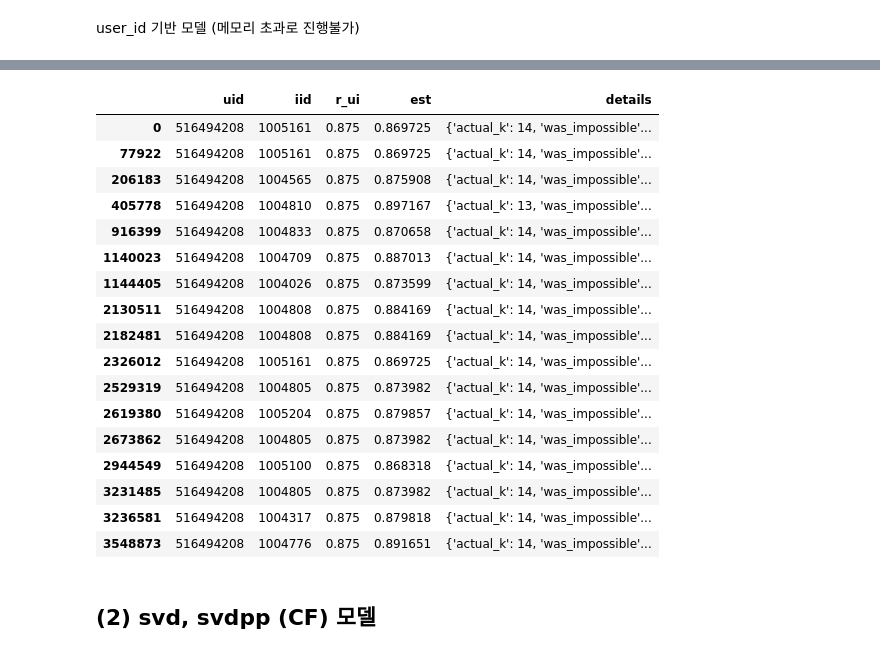
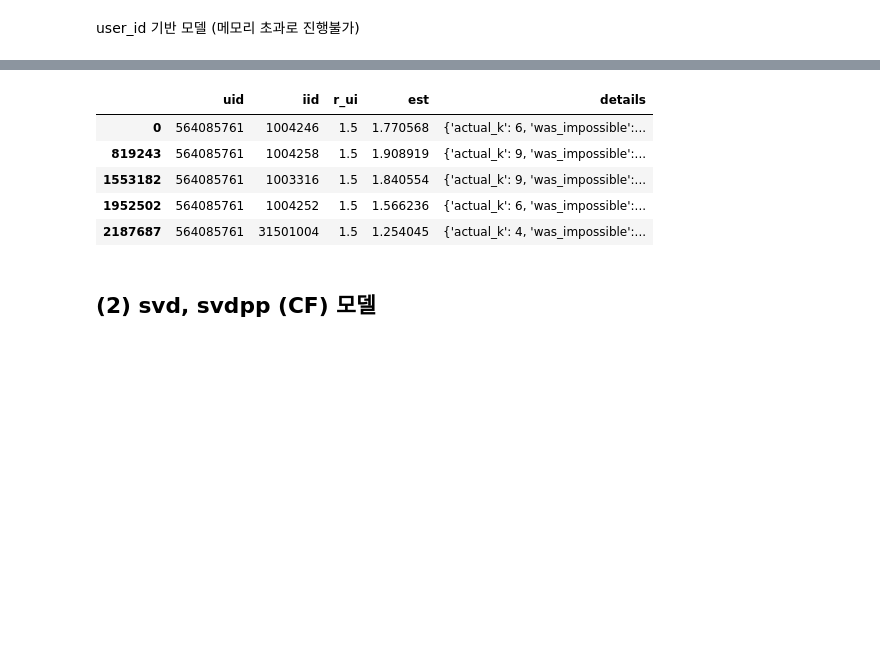
Before and after one commit to benidjor/ecommerce-behavior-data-analysis, a Jupyter notebook: esj_data/cp2_model.ipynb, the cells around one changed output, grey strips where cells are left out. Cells and saved outputs as stored; diff of their text form; code cells hidden in the pictures; blank space fills up the shorter version.

Commit message:
docs(ce-3) : 모델링 현재까지 진행내용 첨부
- 모델링을 통한 추천시스템구현은 아직 미구현상태
- 모델별 RMSE, MAE 평가점수 비교까지 진행한 상황

```diff
--- a/esj_data/cp2_model.ipynb
+++ b/esj_data/cp2_model.ipynb
@@ -291,2 +186,0 @@ memory usage: 876.5+ MB
-# %%
-df_r_m = df.copy()
@@ -326,0 +254,14 @@ Name: value, Length: 17366, dtype: int64
+# %%
+# define a cross-validation iterator
+kf = KFold(n_splits=3)
+
+algo = SVD()
+
+for trainset, testset in kf.split(data):
+
+    # train and test algorithm.
+    algo.fit(trainset)
+    predictions = algo.test(testset)
+
+    # Compute and print Root Mean Squared Error
+    accuracy.rmse(predictions, verbose=True)
@@ -348,19 +322,22 @@ from surprise.model_selection import train_test_split
 # %% [markdown]
 train, test set
 # %%
-# train, test set split
+# surprise 모듈의 훈련,테스트 모듈 나누는것과 비슷한 방법으로 데이터 분리 진행
 
-## data randomly shuffling.
-df_r_m = df_r_m.sample(frac=1)
-df_r_m
+# train, test split
 
-len(df_r_m)
-cutoff = int(.5 * len(df_r_m))
+# 데이터 랜덤하게 섞기
+df_r_m = df.sample(frac=1)
+
+# 7:3 비율로 나누기
+cutoff = int(.7 * len(df_r_m))
 train_r = df_r_m[:cutoff]
 test_r = df_r_m[cutoff:]
+
 
 train_r = train_r[['user_id', 'product_id', 'rating', 'category_code', 'brand']]
 test_r = test_r[['user_id', 'product_id', 'rating', 'category_code', 'brand']]
 print("train_size:", len(train_r), "test_size:", len(test_r))
+
 train_r.head()
 # %% [output]
@@ -374,6 +351,6 @@ train_size: 3829435 test_size: 3829436
 # %%
 def convert_traintest_dataframe_forsurprise(training_dataframe, testing_dataframe):
-    reader = Reader(rating_scale=(0, 5))
+    reader = Reader(rating_scale=(1, 5))
     trainset = Dataset.load_from_df(training_dataframe[['user_id', 'product_id', 'rating']], reader)
     testset = Dataset.load_from_df(testing_dataframe[['user_id', 'product_id', 'rating']], reader)
 
@@ -381,3 +358,5 @@ def convert_traintest_dataframe_forsurprise(training_dataframe, testing_datafram
     testset = testset.construct_testset(testset.raw_ratings)
 
     return trainset, testset
+
+trainset, testset = convert_traintest_dataframe_forsurprise(train_r, test_r)
@@ -473,28 +450,16 @@ knnbaseline_predictions_i[:3]
 # %%
-# uid = 516494208 에 대한 유사도 높은 예측 iid, est 조회.
+# uid = 564085761 에 대한 유사도 높은 예측 iid, est 조회.
 # 참고: https://hmkim312.github.io/posts/%EC%84%9C%ED%94%84%EB%9D%BC%EC%9D%B4%EC%A6%88(Surprise)%EB%A5%BC_%EC%82%AC%EC%9A%A9%ED%95%9C_%EC%B6%94%EC%B2%9C%EC%8B%9C%EC%8A%A4%ED%85%9C(Recommendations)/
 
 pred_df = pd.DataFrame(knnbaseline_predictions_i)
-pred_df[(pred_df['uid']==516494208)]
+pred_df[(pred_df['uid']==564085761)]
 # %% [output]
 |  | uid | iid | r_ui | est | details |
-| 0 | 516494208 | 1005161 | 0.875 | 0.869725 | {'actual_k': 14, 'was_impossible'... |
-| 77922 | 516494208 | 1005161 | 0.875 | 0.869725 | {'actual_k': 14, 'was_impossible'... |
-| 206183 | 516494208 | 1004565 | 0.875 | 0.875908 | {'actual_k': 14, 'was_impossible'... |
-| 405778 | 516494208 | 1004810 | 0.875 | 0.897167 | {'actual_k': 13, 'was_impossible'... |
-| 916399 | 516494208 | 1004833 | 0.875 | 0.870658 | {'actual_k': 14, 'was_impossible'... |
-| 1140023 | 516494208 | 1004709 | 0.875 | 0.887013 | {'actual_k': 14, 'was_impossible'... |
-| 1144405 | 516494208 | 1004026 | 0.875 | 0.873599 | {'actual_k': 14, 'was_impossible'... |
-| 2130511 | 516494208 | 1004808 | 0.875 | 0.884169 | {'actual_k': 14, 'was_impossible'... |
-| 2182481 | 516494208 | 1004808 | 0.875 | 0.884169 | {'actual_k': 14, 'was_impossible'... |
-| 2326012 | 516494208 | 1005161 | 0.875 | 0.869725 | {'actual_k': 14, 'was_impossible'... |
-| 2529319 | 516494208 | 1004805 | 0.875 | 0.873982 | {'actual_k': 14, 'was_impossible'... |
-| 2619380 | 516494208 | 1005204 | 0.875 | 0.879857 | {'actual_k': 14, 'was_impossible'... |
-| 2673862 | 516494208 | 1004805 | 0.875 | 0.873982 | {'actual_k': 14, 'was_impossible'... |
-| 2944549 | 516494208 | 1005100 | 0.875 | 0.868318 | {'actual_k': 14, 'was_impossible'... |
-| 3231485 | 516494208 | 1004805 | 0.875 | 0.873982 | {'actual_k': 14, 'was_impossible'... |
-| 3236581 | 516494208 | 1004317 | 0.875 | 0.879818 | {'actual_k': 14, 'was_impossible'... |
-| 3548873 | 516494208 | 1004776 | 0.875 | 0.891651 | {'actual_k': 14, 'was_impossible'... |
+| 0 | 564085761 | 1004246 | 1.5 | 1.770568 | {'actual_k': 6, 'was_impossible':... |
+| 819243 | 564085761 | 1004258 | 1.5 | 1.908919 | {'actual_k': 9, 'was_impossible':... |
+| 1553182 | 564085761 | 1003316 | 1.5 | 1.840554 | {'actual_k': 9, 'was_impossible':... |
+| 1952502 | 564085761 | 1004252 | 1.5 | 1.566236 | {'actual_k': 6, 'was_impossible':... |
+| 2187687 | 564085761 | 31501004 | 1.5 | 1.254045 | {'actual_k': 4, 'was_impossible':... |
 # %% [markdown]
 ## (2) svd, svdpp (CF) 모델
 # %%
```
Also changed, not shown: parts of 115 cells of this notebook.
